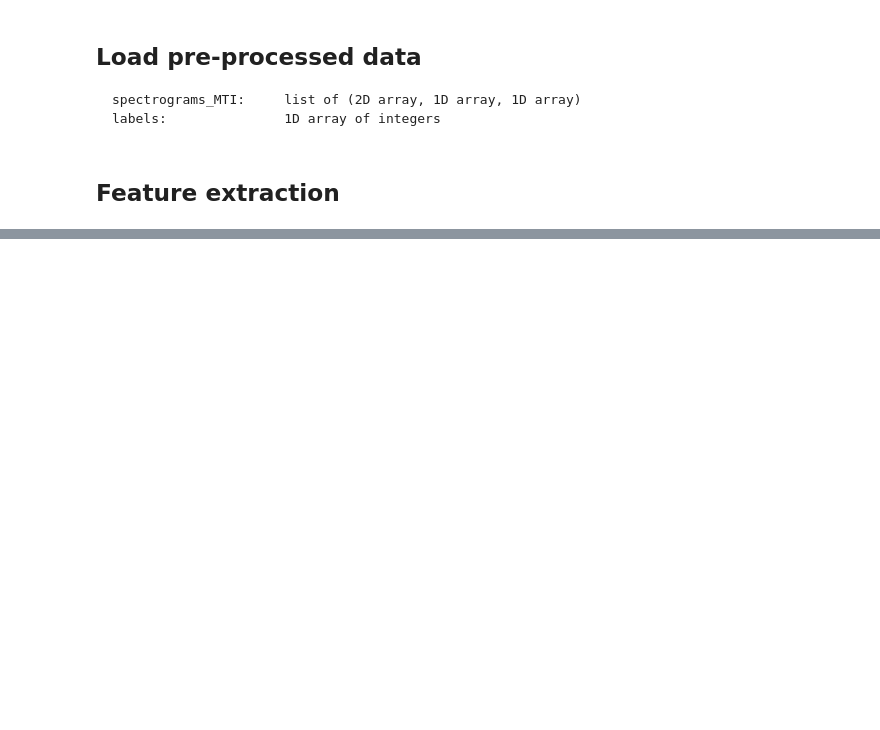
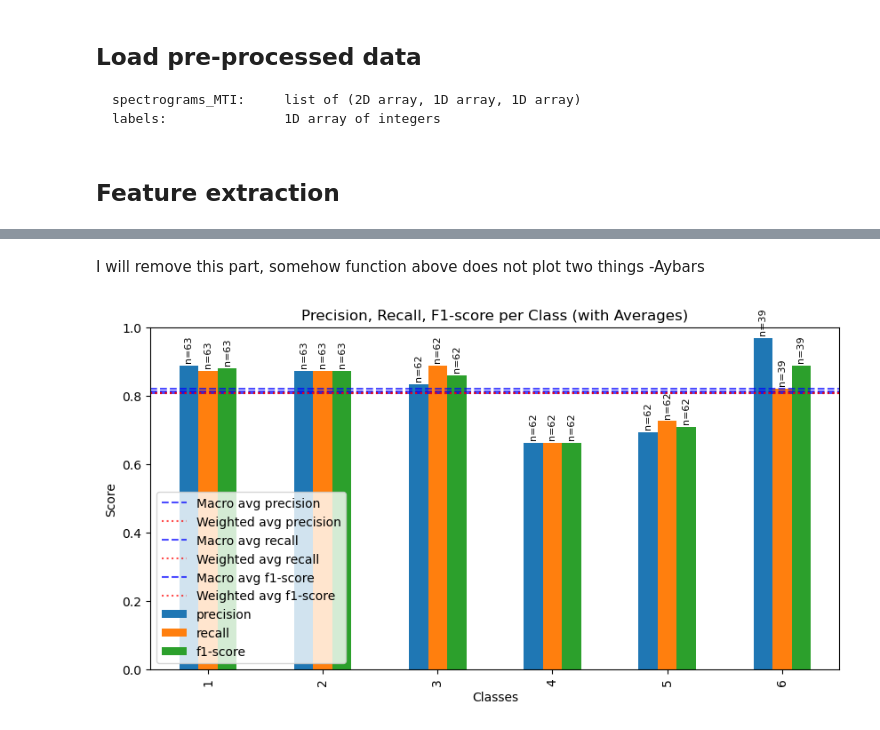
Before and after one commit to AybarsManav/Radar-Human-Activity-Classifier, a Jupyter notebook: main.ipynb, the cells around one changed output, grey strips where cells are left out. Saved outputs shown, nothing was run; the diff lists cells and outputs as text; code cells hidden in the pictures; blank space fills up the shorter version.

```diff
--- a/main.ipynb
+++ b/main.ipynb
@@ -79,0 +204,32 @@ with open(os.path.join('preprocessed_data', 'spectrograms.pkl'), 'rb') as f:
+# %% [markdown]
+I will remove this part, somehow function above does not plot two things -Aybars
+# %%
+report_df = pd.DataFrame(report).transpose()
+metrics = ['precision', 'recall', 'f1-score']
+# Plot per-class metrics
+ax = report_df.iloc[:-3, :-1][metrics].plot(kind='bar', figsize=(10, 5))
+
+# Add macro and weighted averages as horizontal lines
+for metric in metrics:
+    macro_avg = report_df.loc['macro avg', metric]
+    weighted_avg = report_df.loc['weighted avg', metric]
+    ax.axhline(macro_avg, linestyle='--', color='blue', alpha=0.7, label=f'Macro avg {metric}')
+    ax.axhline(weighted_avg, linestyle=':', color='red', alpha=0.7, label=f'Weighted avg {metric}')
+
+# Annotate each bar with support
+supports = report_df.iloc[:-3]['support']
+for idx, support in enumerate(supports):
+    for bar in ax.containers:
+        height = bar[idx].get_height()
+        ax.annotate(f'n={int(support)}',
+                    (bar[idx].get_x() + bar[idx].get_width() / 2, height + 0.01),
+                    ha='center', va='bottom', fontsize=8, rotation=90)
+
+plt.title("Precision, Recall, F1-score per Class (with Averages)")
+plt.ylabel("Score")
+plt.xlabel("Classes")
+plt.ylim(0, 1)
+plt.legend()
+plt.show()
+# %% [output]
+[figure, added]
```
Also changed, not shown: parts of 17 cells of this notebook, 3 other files.
